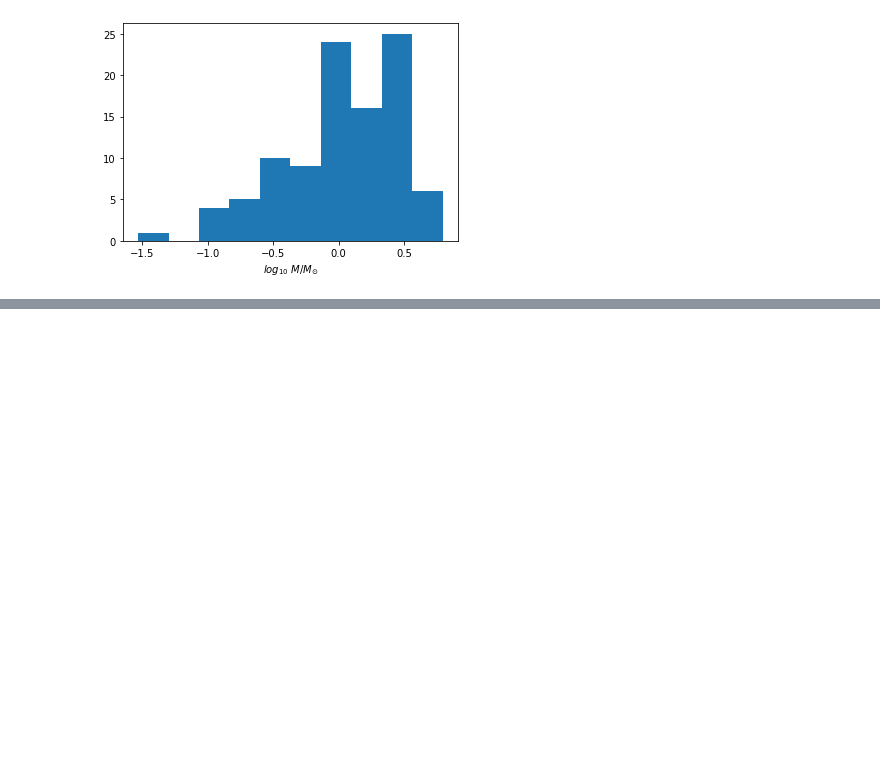
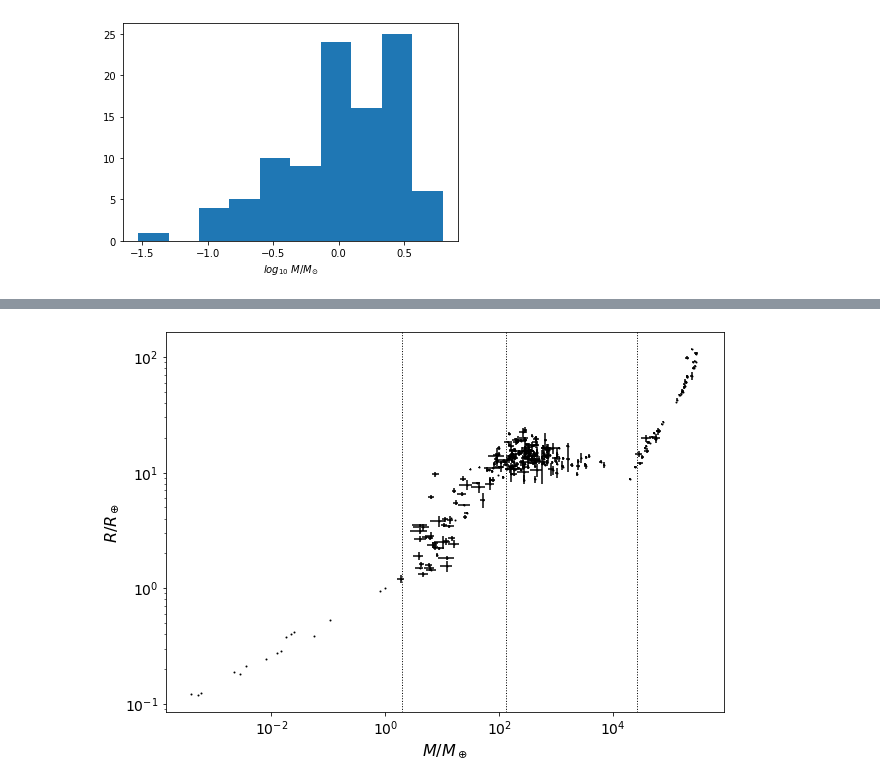
Before and after one commit to esandford/forecaster, a Jupyter notebook: demo.ipynb, the cells around one changed output, grey strips where cells are left out. Saved outputs shown, nothing was run; the diff lists cells and outputs as text; code cells hidden in the pictures; blank space fills up the shorter version.

```diff
--- a/demo.ipynb
+++ b/demo.ipynb
@@ -74,0 +131,5 @@ plt.show()
+# %%
+dat = ascii.read("./forecasterData.tsv")
+print(dat)
+for col in ['Mass','e_Mass','Rad','e_Rad']:
+    dat[col] = dat[col].astype(float)
@@ -74,0 +154,41 @@ plt.show()
+# %%
+# get all masses in earth masses, radii in earth radii
+m = np.zeros(316)
+m_unc = np.zeros(316)
+r = np.zeros(316)
+r_unc = np.zeros(316)
+
+for i in range(316):
+    if dat['x_Mass'][i]=='Msun':
+        m[i] = dat['Mass'][i]*333060.4
+        m_unc[i] = dat['e_Mass'][i]*333060.4
+    elif dat['x_Mass'][i]=='Mjup':
+        m[i] = dat['Mass'][i]*317.828
+        m_unc[i] = dat['e_Mass'][i]*317.828
+    else:
+        m[i] = dat['Mass'][i]
+        m_unc[i] = dat['e_Mass'][i]
+
+    if dat['x_Rad'][i]=='Rsun':
+        r[i] = dat['Rad'][i]*109.2
+        r_unc[i] = dat['e_Rad'][i]*109.2
+    elif dat['x_Rad'][i]=='Rjup':
+        r[i] = dat['Rad'][i]*11.21
+        r_unc[i] = dat['e_Rad'][i]*11.21
+    else:
+        r[i] = dat['Rad'][i]
+        r_unc[i] = dat['e_Rad'][i]
+
+
+fig,ax = plt.subplots(1,1,figsize=(10,7))
+ax.errorbar(m,r,xerr=m_unc,yerr=r_unc,marker='.',ms=2,color='k',ls='None',capsize=0)
+ax.axvline(x=2.0,color='k',ls=':',lw=1)
+ax.axvline(x=0.41*317.828,color='k',ls=':',lw=1)
+ax.axvline(x=0.08*333060.4,color='k',ls=':',lw=1)
+ax.loglog()
+ax.set_xlabel(r'$M/M_\oplus$',fontsize=16)
+ax.set_ylabel(r'$R/R_\oplus$',fontsize=16)
+ax.tick_params(axis='both',labelsize=14)
+plt.show()
+# %% [output]
+[figure, added]
```
Also changed, not shown: parts of 7 cells of this notebook, 1 other file.
